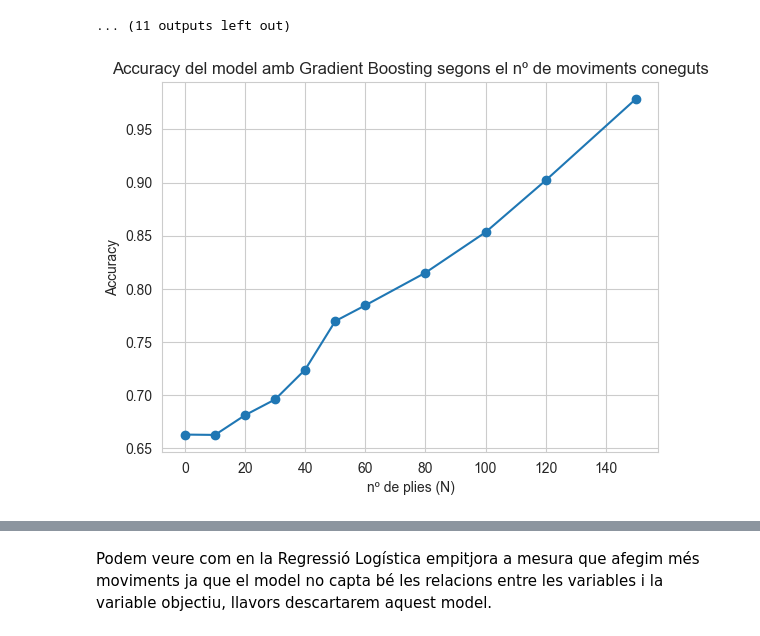
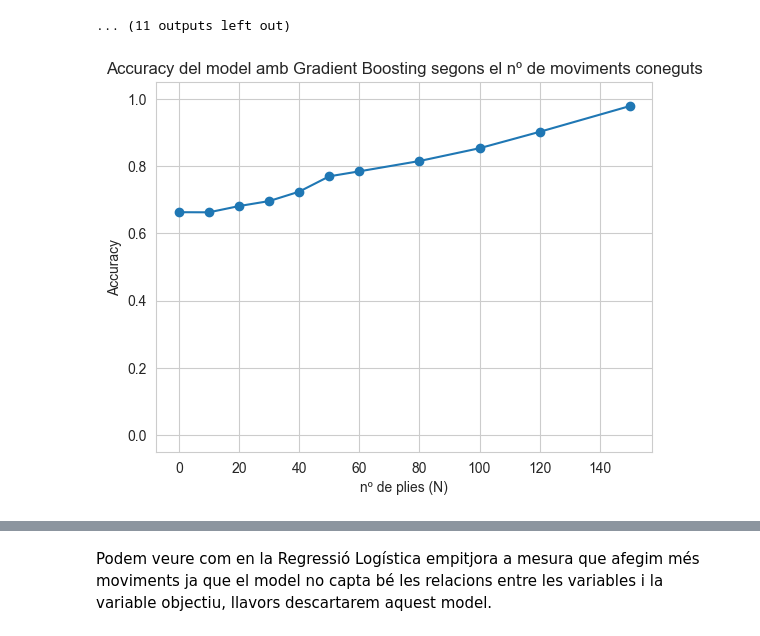
Before and after one commit to NIU1706167/CasKaggle, a Jupyter notebook: 3_model_partida.ipynb, the cells around one changed output, grey strips where cells are left out. Cells and saved outputs as stored; diff of their text form; code cells hidden in the pictures.

```diff
--- a/3_model_partida.ipynb
+++ b/3_model_partida.ipynb
@@ -415,12 +416,13 @@ Accuracy: 0.7696167883211679
 # %%
 results
 plt.plot(results_df["N"], results_df["accuracy"], marker='o')
+plt.ylim(-0.05,1.05)
 plt.xlabel("nº de plies (N)")
 plt.ylabel("Accuracy")
 plt.title("Accuracy del model amb Gradient Boosting segons el nº de moviments coneguts")
 plt.show()
 # %% [output]
-[figure, old version]
+[figure, new version]
 # %%
 results = []
 
```
Also changed, not shown: parts of 9 cells of this notebook.
